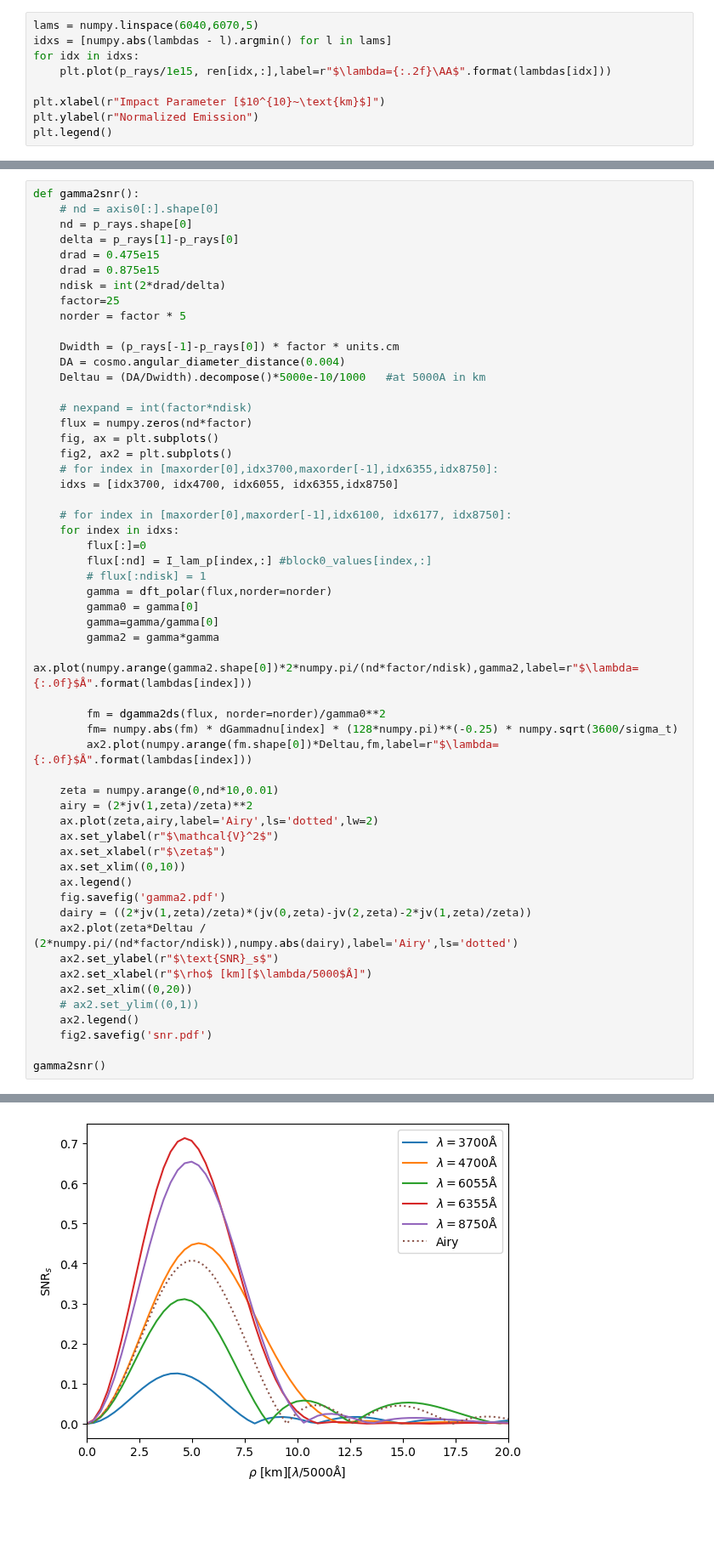
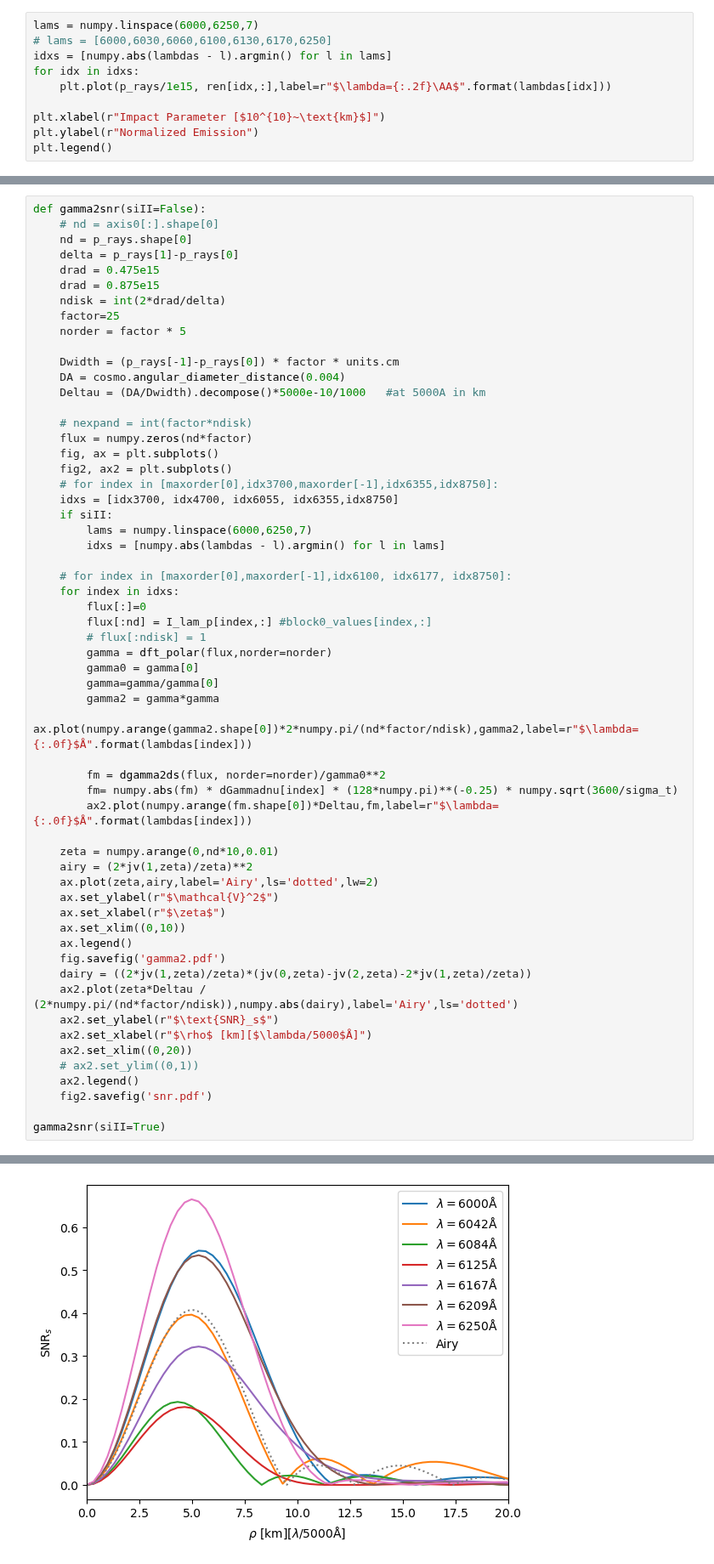
Before and after one commit to AlexGKim/II, a Jupyter notebook: II.ipynb, the cells around one changed output, grey strips where cells are left out. Shown at 85% size. Saved outputs shown, nothing was run; the diff lists cells and outputs as text; blank space fills up the shorter version.

```diff
--- a/II.ipynb
+++ b/II.ipynb
@@ -153,7 +153,8 @@ plt.savefig('impact.pdf')
 # %% [output]
 [figure]
 # %%
-lams = numpy.linspace(6040,6070,5)
+lams = numpy.linspace(6000,6250,7)
+# lams = [6000,6030,6060,6100,6130,6170,6250]
 idxs = [numpy.abs(lambdas - l).argmin() for l in lams]
 for idx in idxs:
     plt.plot(p_rays/1e15, ren[idx,:],label=r"$\lambda={:.2f}\AA$".format(lambdas[idx]))
@@ -167,5 +168,5 @@ plt.legend()
 # %%
-def gamma2snr():
+def gamma2snr(siII=False):
     # nd = axis0[:].shape[0]
     nd = p_rays.shape[0]
     delta = p_rays[1]-p_rays[0]
@@ -185,6 +186,9 @@ def gamma2snr():
     fig2, ax2 = plt.subplots()
     # for index in [maxorder[0],idx3700,maxorder[-1],idx6355,idx8750]:
     idxs = [idx3700, idx4700, idx6055, idx6355,idx8750]
+    if siII:
+        lams = numpy.linspace(6000,6250,7)
+        idxs = [numpy.abs(lambdas - l).argmin() for l in lams]
 
     # for index in [maxorder[0],maxorder[-1],idx6100, idx6177, idx8750]:
     for index in idxs:
@@ -218,5 +222,5 @@ def gamma2snr():
     ax2.legend()
     fig2.savefig('snr.pdf')
 
-gamma2snr()
+gamma2snr(siII=True)
 # %% [output]
@@ -224,4 +228,4 @@ gamma2snr()
-[figure, old version]
+[figure, new version]
 # %%
 def bias():
     nd = p_rays.shape[0]
```
Also changed, not shown: parts of 2 cells of this notebook, 1 other file.
